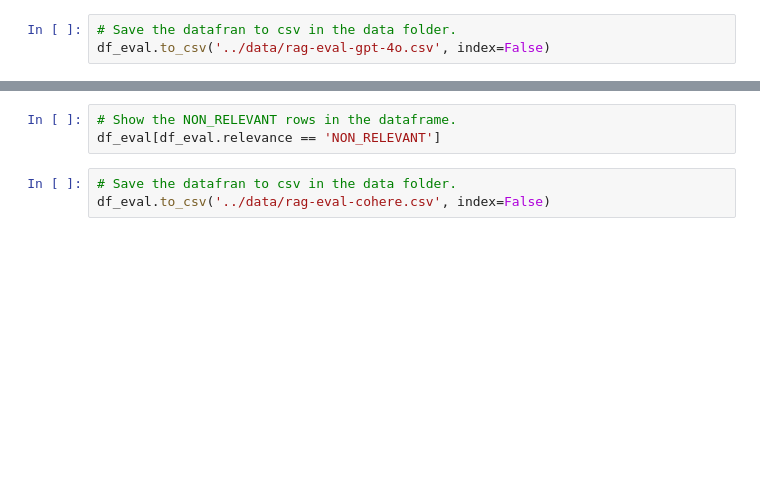
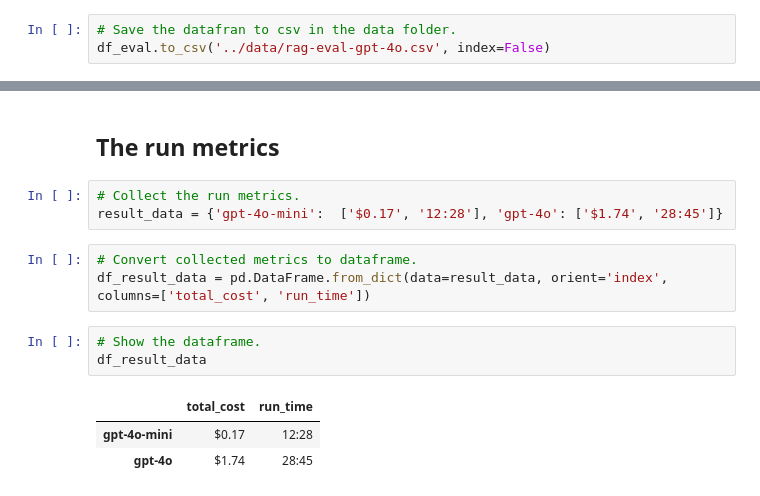
Before and after one commit to subair99/LLM_Zoomcamp_2024_Project, a Jupyter notebook: notebooks/rag-test.ipynb, the cells around one changed output, grey strips where cells are left out. Cells and saved outputs as stored; diff of their text form; blank space fills up the shorter version.

```diff
--- a/notebooks/rag-test.ipynb
+++ b/notebooks/rag-test.ipynb
@@ -513,6 +528,15 @@ df_eval.relevance.value_counts(normalize=True)
-# %%
-# Show the NON_RELEVANT rows in the dataframe.
-df_eval[df_eval.relevance == 'NON_RELEVANT']
-# %%
-# Save the datafran to csv in the data folder.
-df_eval.to_csv('../data/rag-eval-cohere.csv', index=False)
+# %% [markdown]
+## The run metrics
+# %%
+# Collect the run metrics.
+result_data = {'gpt-4o-mini':  ['$0.17', '12:28'], 'gpt-4o': ['$1.74', '28:45']}
+# %%
+# Convert collected metrics to dataframe.
+df_result_data = pd.DataFrame.from_dict(data=result_data, orient='index', columns=['total_cost', 'run_time'])
+# %%
+# Show the dataframe.
+df_result_data
+# %% [output]
+|  | total_cost | run_time |
+| gpt-4o-mini | $0.17 | 12:28 |
+| gpt-4o | $1.74 | 28:45 |
```
Also changed, not shown: parts of 34 cells of this notebook, 4 other files.
